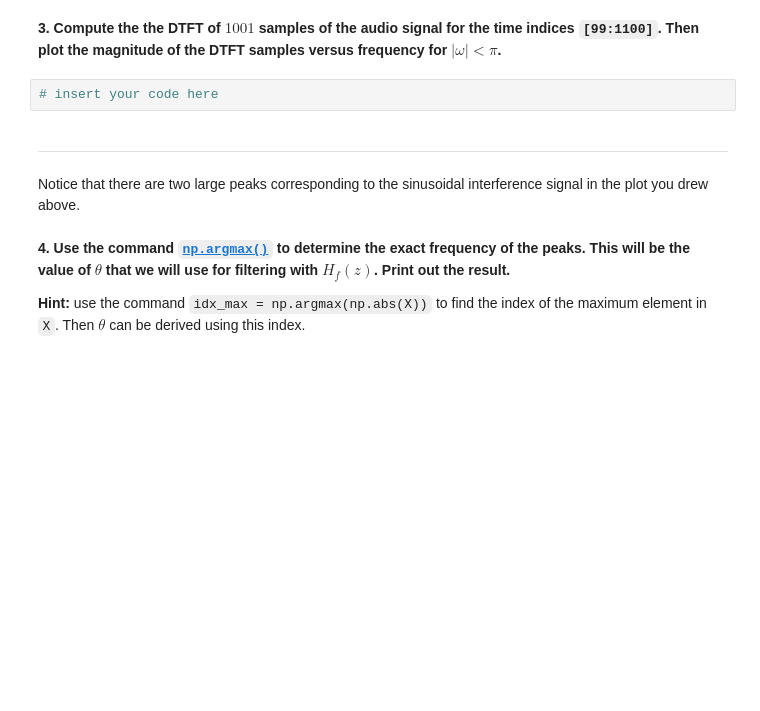
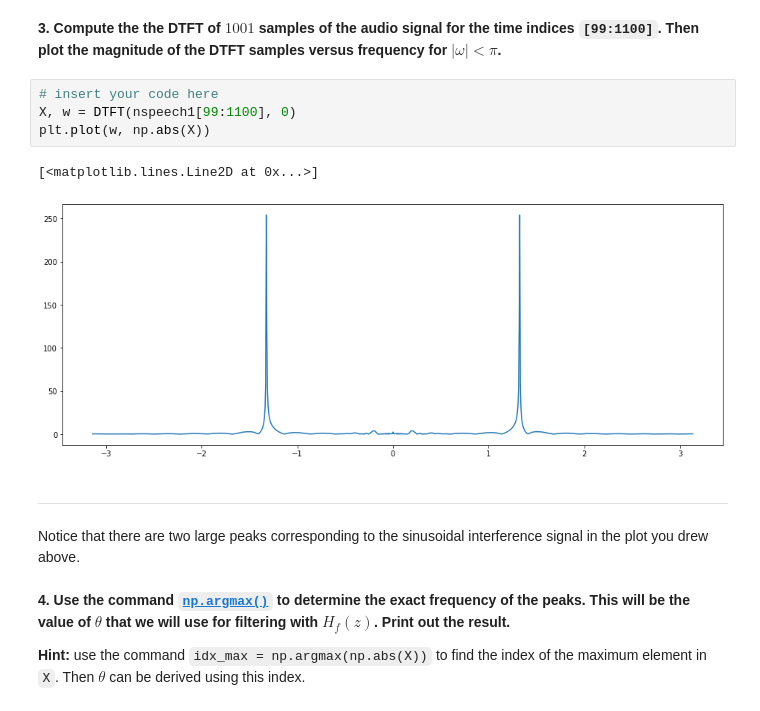
Before and after one commit to JustinWang781/438-Lab05a, a Jupyter notebook: lab05a_final_report.ipynb, the cells around one changed output. Drawn from its saved outputs; the diff is of its cells as text; blank space fills up the shorter version.

````diff
--- a/lab05a_final_report.ipynb
+++ b/lab05a_final_report.ipynb
@@ -115,7 +113,12 @@ ImportError: ignored
 # %% [markdown]
 **3. Compute the the DTFT of $1001$ samples of the audio signal for the time indices ```[99:1100]```. Then plot the magnitude of the DTFT samples versus frequency for $|\omega|<\pi$.**
-# %%
-# insert your code here
+# %%
+# insert your code here
+X, w = DTFT(nspeech1[99:1100], 0)
+plt.plot(w, np.abs(X))
+# %% [output]
+[<matplotlib.lines.Line2D at 0x...>]
+[figure, added]
 # %% [markdown]
 ---
 # %% [markdown]
````
Also changed, not shown: parts of 1 cell of this notebook.
